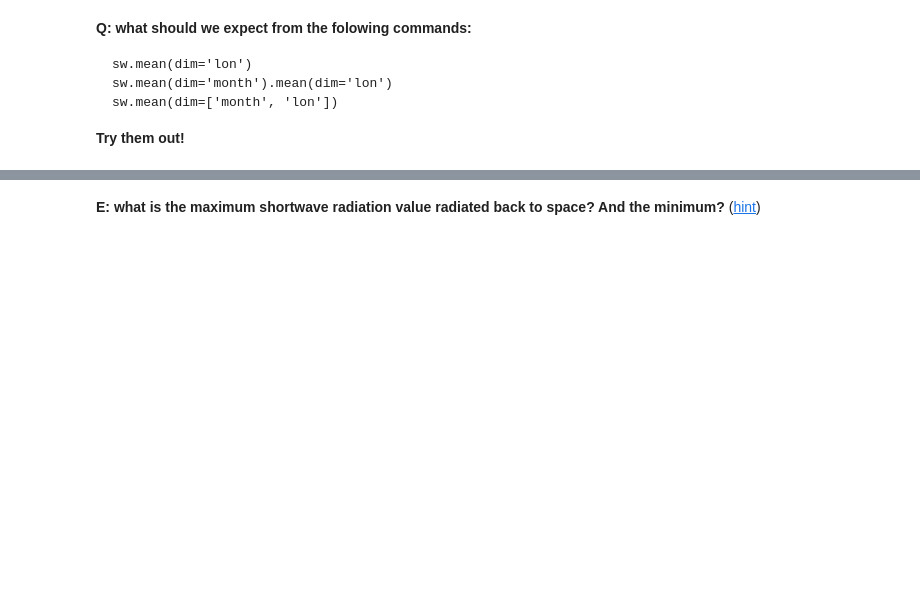
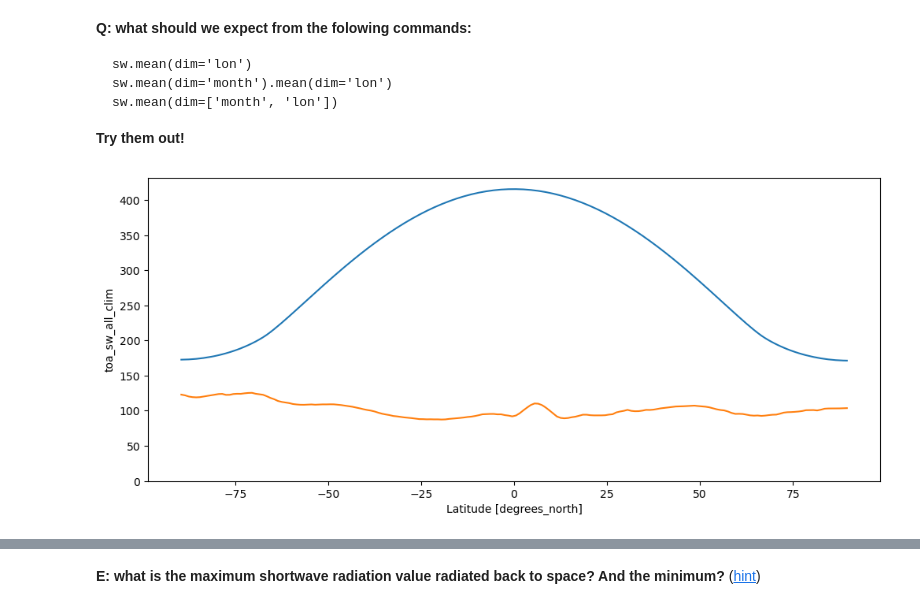
Before and after one commit to fmaussion/climate_practicals_bsc, a Jupyter notebook: book/week_02/01_Lesson_NetCDF_Data.ipynb, the cells around one changed output, grey strips where cells are left out. Saved outputs shown, nothing was run; the diff lists cells and outputs as text; code cells hidden in the pictures; blank space fills up the shorter version.

```diff
--- a/book/week_02/01_Lesson_NetCDF_Data.ipynb
+++ b/book/week_02/01_Lesson_NetCDF_Data.ipynb
@@ -226,3 +249,11 @@ sw.mean().item()
     sw.mean(dim=['month', 'lon'])
 
 **Try them out!**
+# %%
+sun = ds.solar_clim.mean(dim='month').mean(dim='lon')
+out = sw.mean(dim=['month', 'lon'])
+sun.plot();
+out.plot();
+plt.ylim(0, None);
+# %% [output]
+[figure, added]
```
Also changed, not shown: parts of 12 cells of this notebook, 4 other files.
